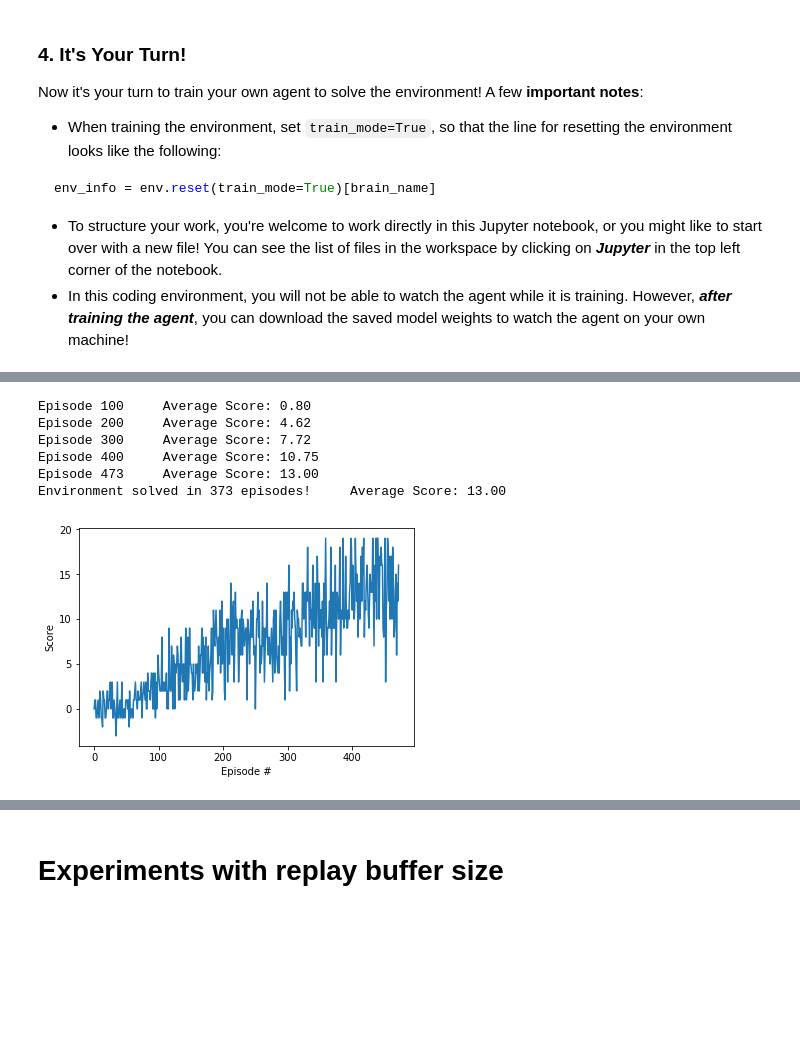
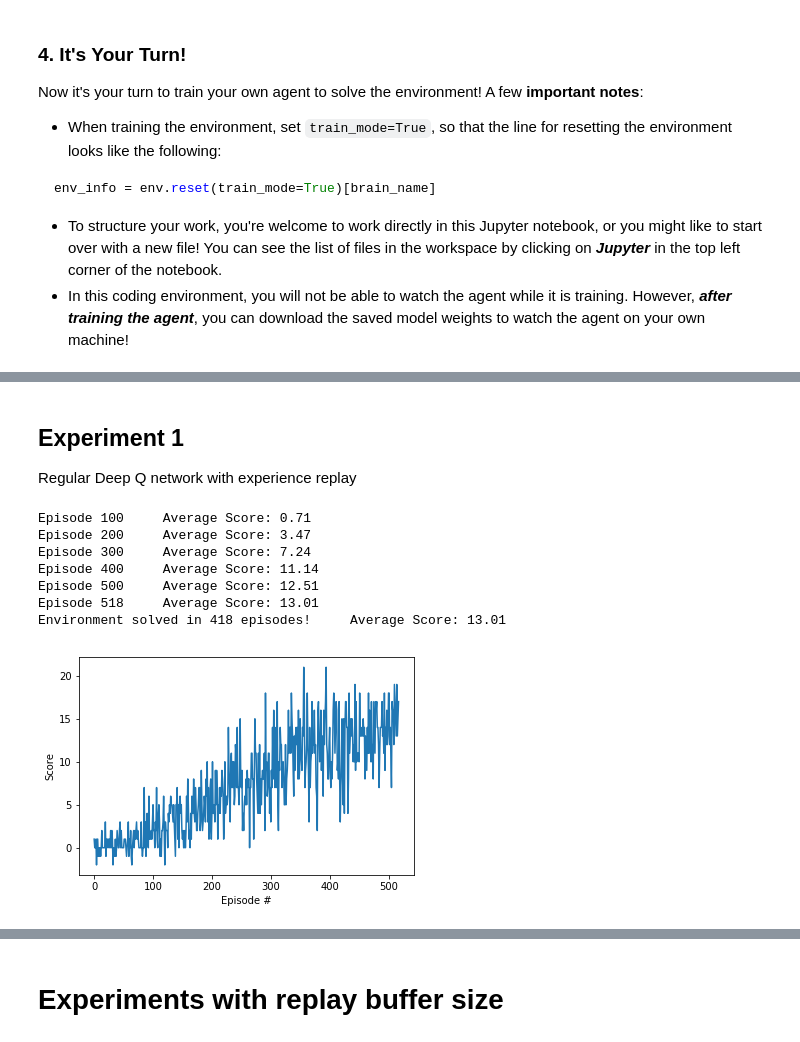
Before and after one commit to bkocis/DRLND_Pr_1_Navigation, a Jupyter notebook: Navigation.ipynb, the cells around one changed output, grey strips where cells are left out. Cells and saved outputs as stored; diff of their text form; code cells hidden in the pictures; blank space fills up the shorter version.

```diff
--- a/Navigation.ipynb
+++ b/Navigation.ipynb
@@ -124,7 +124,7 @@ from dqn_agent import Agent
 
 
 # train the Agent
-def dqn(checkpoint, n_episodes=2000, max_t=1000, eps_start=1.0, eps_end=0.01, eps_decay=0.995):
+def dqn(checkpoint, n_episodes=800, max_t=1000, eps_start=1.0, eps_end=0.01, eps_decay=0.995):
     """Deep Q-Learning.
 
     Params
@@ -141,10 +141,8 @@ def dqn(checkpoint, n_episodes=2000, max_t=1000, eps_start=1.0, eps_end=0.01, ep
 
     for i_episode in range(1, n_episodes+1):
         env_info = env.reset(train_mode=True)[brain_name] # reset the environment
+        #state = env.reset()
 
-        #state = env.reset()
-        #state = env_info.vector_observations[0]
-        #score = 0
         state = env_info.vector_observations[0]            # get the current state
         score = 0
         for t in range(max_t):
@@ -178,15 +176,10 @@ def dqn(checkpoint, n_episodes=2000, max_t=1000, eps_start=1.0, eps_end=0.01, ep
             break
 
     return scores
+
+def plot_scores(score):
+    fig = plt.figure()
+    ax = fig.add_subplot(111)
+    plt.plot(np.arange(len(scores)), scores)
+    plt.ylabel('Score'); plt.xlabel('Episode #')
+    plt.show()
-# %%
-agent = Agent(state_size, action_size, seed=0)
-
-scores = dqn('initial_checkpoint.pth')
-
-# plot the scores
-fig = plt.figure()
-ax = fig.add_subplot(111)
-plt.plot(np.arange(len(scores)), scores)
-plt.ylabel('Score')
-plt.xlabel('Episode #')
-plt.show()
@@ -202,24 +186,17 @@ Environment solved in 472 episodes!     Average Score: 13.00
-# %%
-# Using dueling DQN
-
-from dqn_agent import Agent
-
-agent = Agent(state_size, action_size, seed=0, dueling=True )
-
-scores = dqn('dqn_dueling.pth')
-
-# plot the scores
-fig = plt.figure()
-ax = fig.add_subplot(111)
-plt.plot(np.arange(len(scores)), scores)
-plt.ylabel('Score')
-plt.xlabel('Episode #')
-plt.show()
-# %% [output]
-Episode 100     Average Score: 0.80
-Episode 200     Average Score: 4.62
-Episode 300     Average Score: 7.72
-Episode 400     Average Score: 10.75
-Episode 473     Average Score: 13.00
-Environment solved in 373 episodes!     Average Score: 13.00
-[figure, removed]
+# %% [markdown]
+## Experiment 1
+
+Regular Deep Q network with experience replay
+# %%
+agent = Agent(state_size, action_size, seed=0, dueling=False, ddqn=False )
+
+scores = dqn('e1-initial.pth'); plot_scores(scores)
+# %% [output]
+Episode 100     Average Score: 0.71
+Episode 200     Average Score: 3.47
+Episode 300     Average Score: 7.24
+Episode 400     Average Score: 11.14
+Episode 500     Average Score: 12.51
+Episode 518     Average Score: 13.01
+Environment solved in 418 episodes!     Average Score: 13.01
+[figure, added]
```
Also changed, not shown: parts of 24 cells of this notebook, 5 other files.
